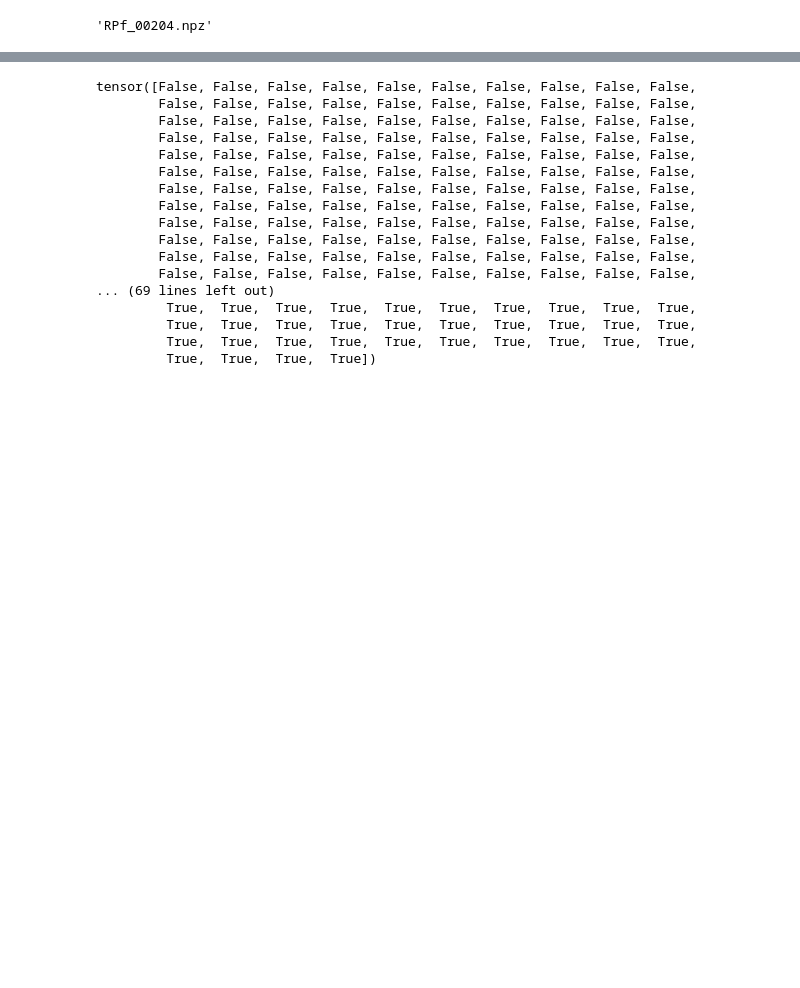
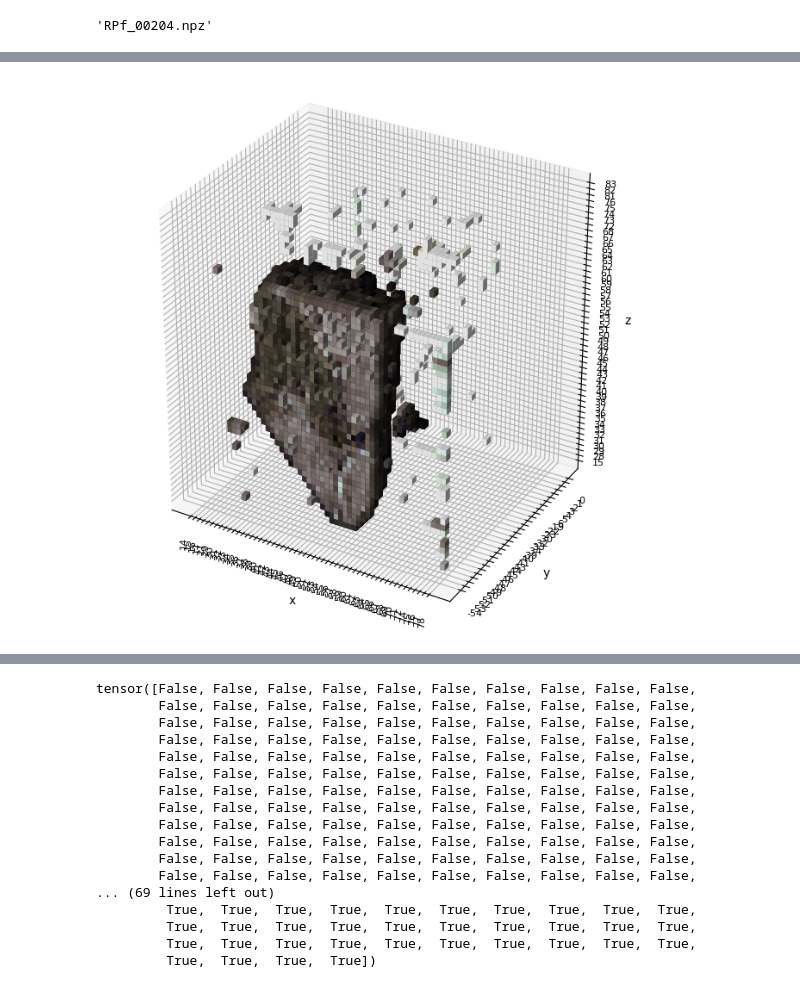
Before and after one commit to EnegoComley/RayRepresentationTesting, a Jupyter notebook: TensoRFColourPrediction.ipynb, the cells around one changed output, grey strips where cells are left out. Saved outputs shown, nothing was run; the diff lists cells and outputs as text; code cells hidden in the pictures; blank space fills up the shorter version.

```diff
--- a/TensoRFColourPrediction.ipynb
+++ b/TensoRFColourPrediction.ipynb
@@ -118,6 +149,3 @@ dataset_loader = RepairDatasetLoader(batch_size=10, dataset_type="RawGridDataset
 # %%
-L.seed_everything(42)
-model = TensoRFColourPrediction(latent_size=31)
-trainer = L.Trainer(max_epochs=50, accelerator='gpu', logger=wandb_logger)
 trainer.fit(model, datamodule=dataset_loader)
 # %% [output]
@@ -239,0 +324,7 @@ plot_colored_voxels(idx_tensors, weight_adjusted_colour, axis_names=['x', 'y', '
+# %%
+#Plot the predicted voxels
+with torch.no_grad():
+    predicted_colours = model.model(vals_tensor[::, 1:], directions)
+    plot_colored_voxels(idx_tensors, predicted_colours, axis_names=['x', 'y', 'z'])
+# %% [output]
+[figure, added]
```
Also changed, not shown: parts of 37 cells of this notebook, 4 other files.
